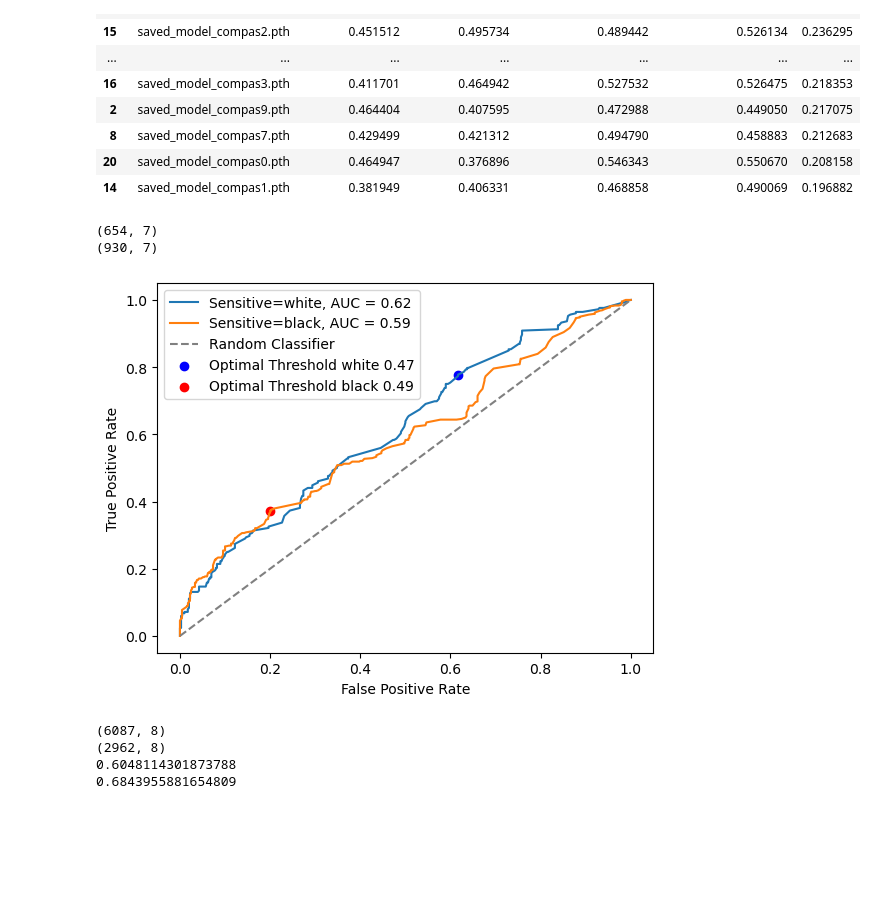
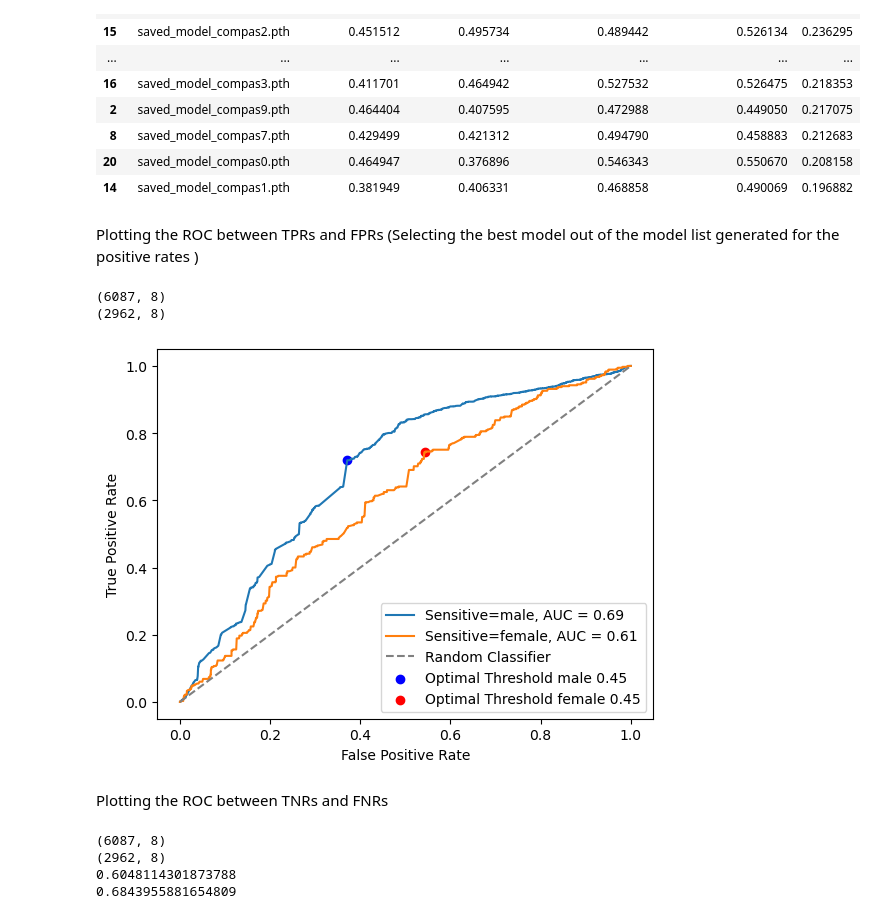
Before and after one commit to choudharyharsh122/fair, a Jupyter notebook: notebooks/model_selector.ipynb, the cells around one changed output. Cells and saved outputs as stored; diff of their text form; code cells hidden in the pictures; blank space fills up the shorter version.

```diff
--- a/notebooks/model_selector.ipynb
+++ b/notebooks/model_selector.ipynb
@@ -11,6 +32,11 @@ import importlib
 # %%
-DATASET = 'compas'
+#DATASET = 'income'
 #DATASET = 'compas'
+
+# Can select out of 2 models currently : 1) pytorch 2) tensorflow
+
+# MODEL = "tensorflow_connect"
+# MODEL_NAME = "../tensorflow_connect"
 MODEL = "pytorch_connect"
 MODEL_NAME = "../pytorch_connect"
 FILE_EXT = ".pth"
@@ -265,11 +293,13 @@ results_df_nr.sort_values(by='AUC_HM', ascending=False)
 | 8 | saved_model_compas7.pth | 0.429499 | 0.421312 | 0.494790 | 0.458883 | 0.212683 |
 | 20 | saved_model_compas0.pth | 0.464947 | 0.376896 | 0.546343 | 0.550670 | 0.208158 |
 | 14 | saved_model_compas1.pth | 0.381949 | 0.406331 | 0.468858 | 0.490069 | 0.196882 |
+# %% [markdown]
+Plotting the ROC between TPRs and FPRs (Selecting the best model out of the model list generated for the positive rates )
 # %%
 from sklearn.metrics import roc_curve, auc
 
 # Load the best trail/trials
-(model_name,model) = loaded_models[14]
+(model_name,model) = loaded_models[8]
 
 
 # Function to generate predictions and plot ROC curve
@@ -290,44 +320,43 @@ def plot_roc_curve_pr(predictions, targets, sensitive_value):
     # Find the threshold that maximizes TPR - FPR difference
     optimal_threshold_index = np.argmax(tpr_minus_fpr)
     optimal_threshold = thresholds[optimal_threshold_index]
+
+    # Plot the optimal threshold point on the ROC curve
     plt.scatter(fpr[optimal_threshold_index], tpr[optimal_threshold_index], c='blue' if sensitive_value == sensitive_value_0 else 'red', label=f'Optimal Threshold {sensitive_value} {optimal_threshold:.2f}')
 
-    # Plot the optimal threshold point on the ROC curve
-    # if sensitive_value==sensitive_value_1:
-    #     plt.scatter(fpr[optimal_threshold_index], tpr[optimal_threshold_index], c='red', marker='o', label=f'Optimal Threshold female = {optimal_threshold:.2f}')
-    # if sensitive_value==sensitive_value_0:
-    #     plt.scatter(fpr[optimal_threshold_index], tpr[optimal_threshold_index], c='blue', marker='o', label=f'Optimal Threshold male = {optimal_threshold:.2f}')
 
 # Set your model to evaluation mode
 model.eval()
 
 # Forward pass for subgroup with sensitive attribute A=0
 print(x_scaled[(x_raw[:, SENS_IND] == SENSITIVE_CODE_0), :].shape)
 predictions_0 = model.evaluate(model.to_backend(x_scaled[(x_raw[:, SENS_IND] == SENSITIVE_CODE_0), :]))
 
 # Forward pass for subgroup with sensitive attribute A=1
 print(x_scaled[(x_raw[:, SENS_IND] == SENSITIVE_CODE_1), :].shape)
 predictions_1 = model.evaluate(model.to_backend(x_scaled[(x_raw[:, SENS_IND] == SENSITIVE_CODE_1), :]))
 
 # Plot ROC for sensitive attribute A=0
 plot_roc_curve_pr(predictions_0, y[(x_raw[:, SENS_IND] == SENSITIVE_CODE_0)], sensitive_value=sensitive_value_0)
 
 # Plot ROC for sensitive attribute A=1
 plot_roc_curve_pr(predictions_1, y[(x_raw[:, SENS_IND] == SENSITIVE_CODE_1)], sensitive_value=sensitive_value_1)
 
 # Plot the diagonal line for reference (random classifier)
 plt.plot([0, 1], [0, 1], linestyle='--', color='gray', label='Random Classifier')
 
 # Customize the plot
 plt.xlabel('False Positive Rate')
 plt.ylabel('True Positive Rate')
 #plt.title('ROC Curve')
 plt.legend()
 plt.show()
 # %% [output]
-(654, 7)
-(930, 7)
+(6087, 8)
+(2962, 8)
-[figure, old version]
+[figure, new version]
+# %% [markdown]
+Plotting the ROC between TNRs and FNRs
 # %%
 from sklearn.metrics import roc_curve, auc
 
```
Also changed, not shown: parts of 26 cells of this notebook, 50 other files.
